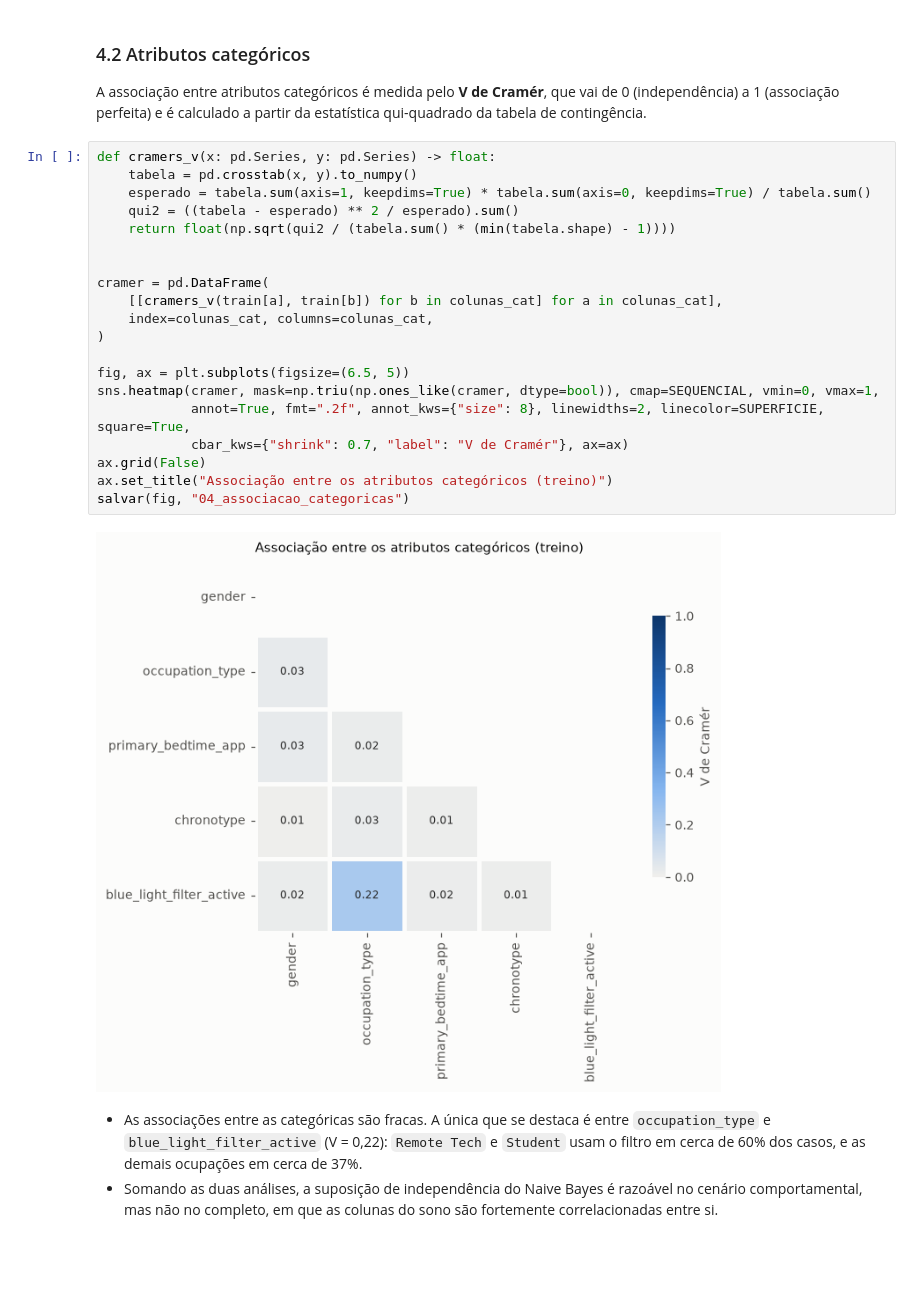
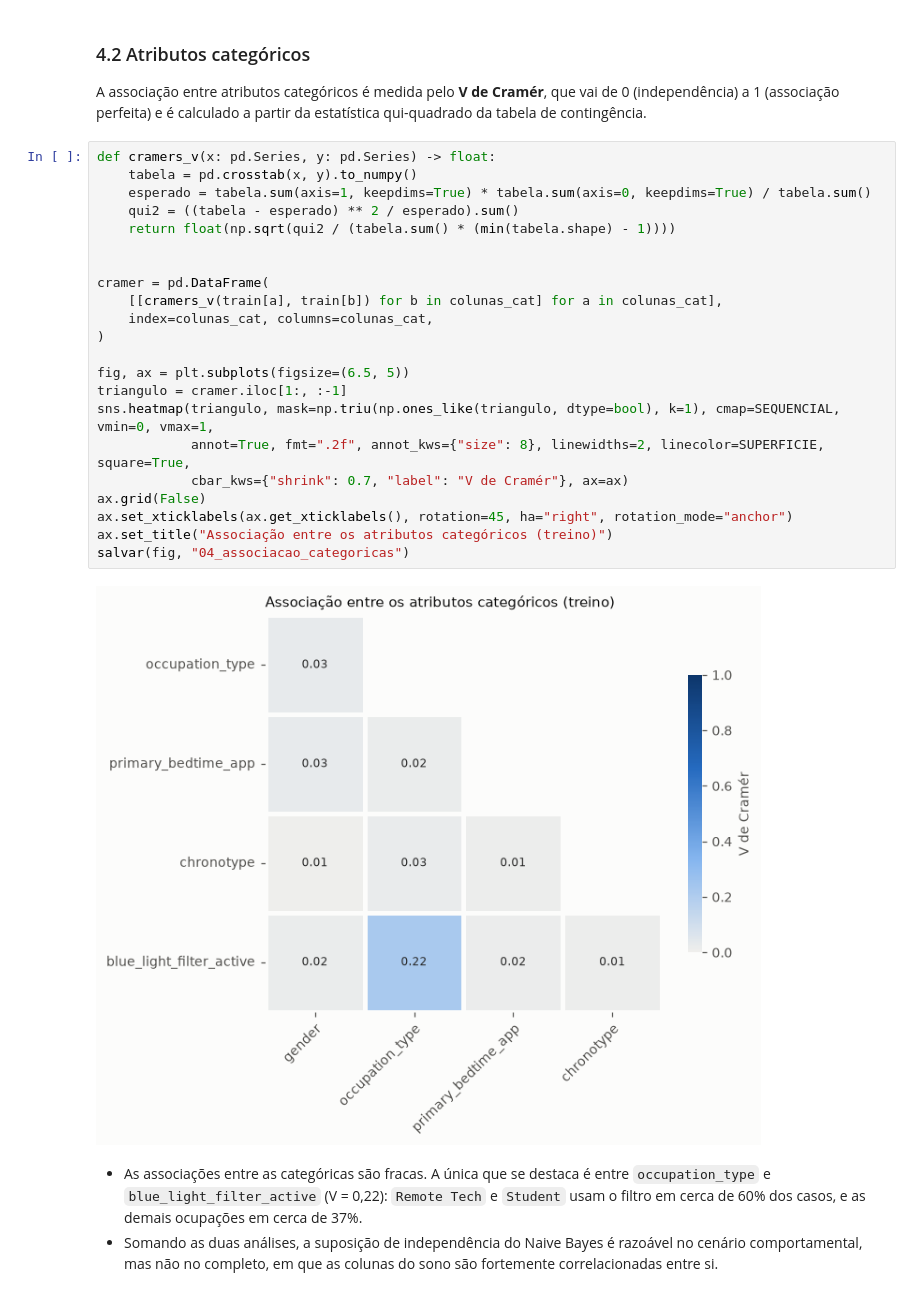
Before and after one commit to diogovcastro/scroll-antes-de-dormir, a Jupyter notebook: notebooks/04_eda.ipynb, the cells around one changed output. Cells and saved outputs as stored; diff of their text form; blank space fills up the shorter version.

```diff
--- a/notebooks/04_eda.ipynb
+++ b/notebooks/04_eda.ipynb
@@ -296,25 +299,27 @@ A associação entre atributos categóricos é medida pelo **V de Cramér**, que
 # %%
 def cramers_v(x: pd.Series, y: pd.Series) -> float:
     tabela = pd.crosstab(x, y).to_numpy()
     esperado = tabela.sum(axis=1, keepdims=True) * tabela.sum(axis=0, keepdims=True) / tabela.sum()
     qui2 = ((tabela - esperado) ** 2 / esperado).sum()
     return float(np.sqrt(qui2 / (tabela.sum() * (min(tabela.shape) - 1))))
 
 
 cramer = pd.DataFrame(
     [[cramers_v(train[a], train[b]) for b in colunas_cat] for a in colunas_cat],
     index=colunas_cat, columns=colunas_cat,
 )
 
 fig, ax = plt.subplots(figsize=(6.5, 5))
-sns.heatmap(cramer, mask=np.triu(np.ones_like(cramer, dtype=bool)), cmap=SEQUENCIAL, vmin=0, vmax=1,
+triangulo = cramer.iloc[1:, :-1]
+sns.heatmap(triangulo, mask=np.triu(np.ones_like(triangulo, dtype=bool), k=1), cmap=SEQUENCIAL, vmin=0, vmax=1,
             annot=True, fmt=".2f", annot_kws={"size": 8}, linewidths=2, linecolor=SUPERFICIE, square=True,
             cbar_kws={"shrink": 0.7, "label": "V de Cramér"}, ax=ax)
 ax.grid(False)
+ax.set_xticklabels(ax.get_xticklabels(), rotation=45, ha="right", rotation_mode="anchor")
 ax.set_title("Associação entre os atributos categóricos (treino)")
 salvar(fig, "04_associacao_categoricas")
 # %% [output]
-[figure, old version]
+[figure, new version]
 # %% [markdown]
 - As associações entre as categóricas são fracas. A única que se destaca é entre `occupation_type` e `blue_light_filter_active` (V = 0,22): `Remote Tech` e `Student` usam o filtro em cerca de 60% dos casos, e as demais ocupações em cerca de 37%.
 - Somando as duas análises, a suposição de independência do Naive Bayes é razoável no cenário comportamental, mas não no completo, em que as colunas do sono são fortemente correlacionadas entre si.
```
Also changed, not shown: parts of 1 cell of this notebook, 2 other files.
